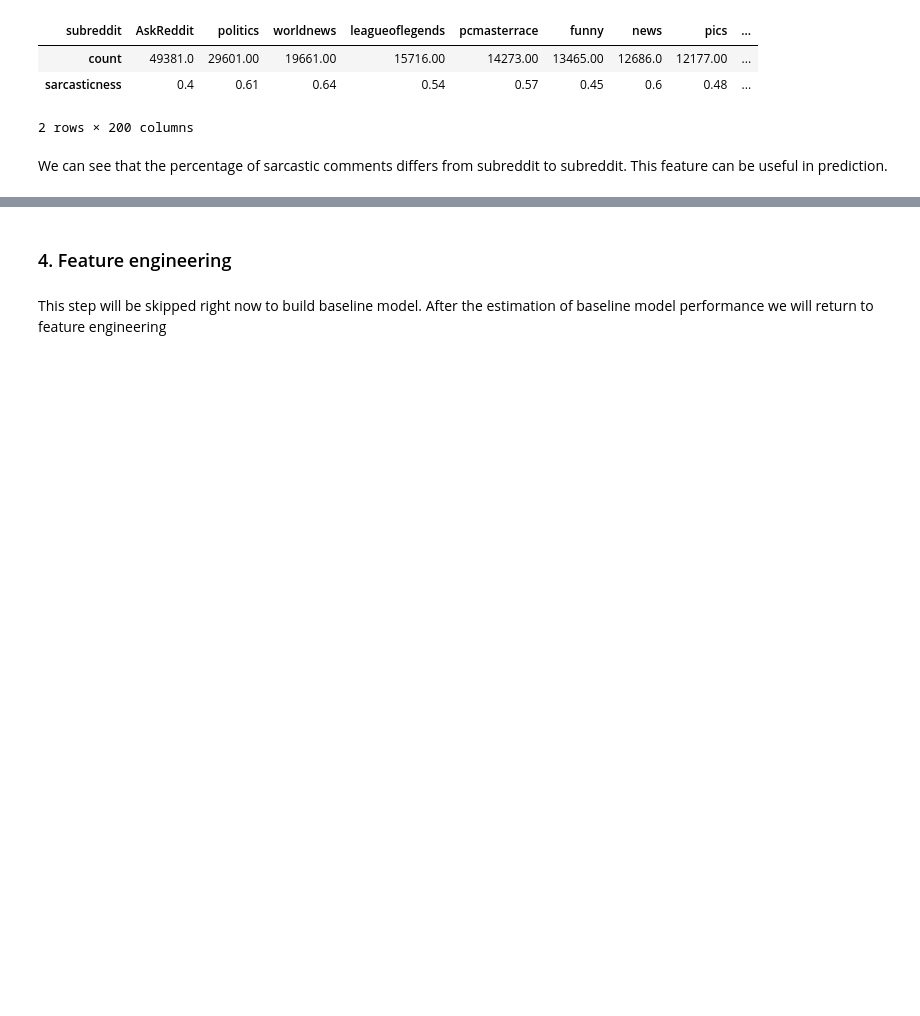
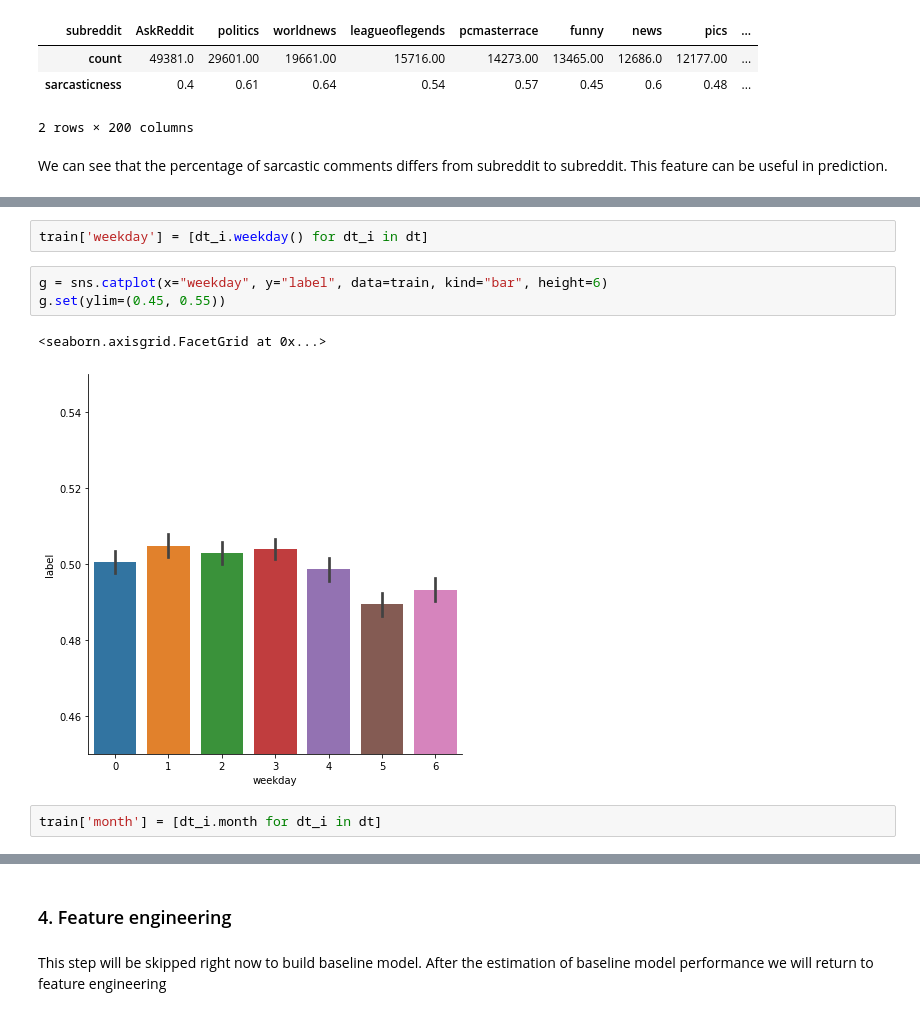
Before and after one commit to Extremesarova/experiments, a Jupyter notebook: ods_mlcourse_ai/topic4_linear_models/a4-demo-sarcasm-detection-with-logit.ipynb, the cells around one changed output, grey strips where cells are left out. Cells and saved outputs as stored; diff of their text form; blank space fills up the shorter version.

```diff
--- a/ods_mlcourse_ai/topic4_linear_models/a4-demo-sarcasm-detection-with-logit.ipynb
+++ b/ods_mlcourse_ai/topic4_linear_models/a4-demo-sarcasm-detection-with-logit.ipynb
@@ -352,0 +421,10 @@ This feature can be useful in prediction.
+# %%
+train['weekday'] = [dt_i.weekday() for dt_i in dt]
+# %%
+g = sns.catplot(x="weekday", y="label", data=train, kind="bar", height=6)
+g.set(ylim=(0.45, 0.55))
+# %% [output]
+<seaborn.axisgrid.FacetGrid at 0x...>
+[figure, added]
+# %%
+train['month'] = [dt_i.month for dt_i in dt]
```
Also changed, not shown: parts of 68 cells of this notebook.
